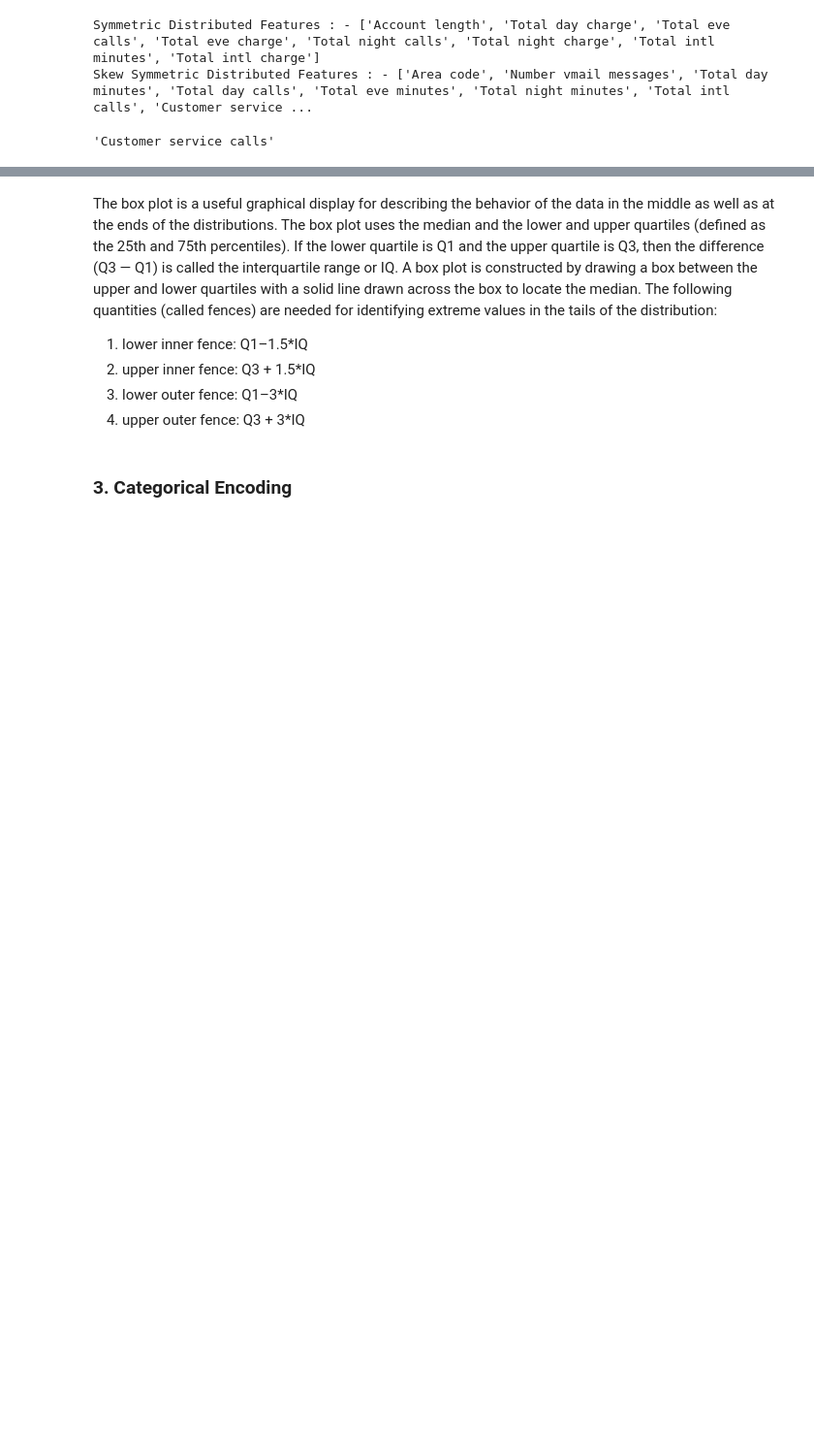
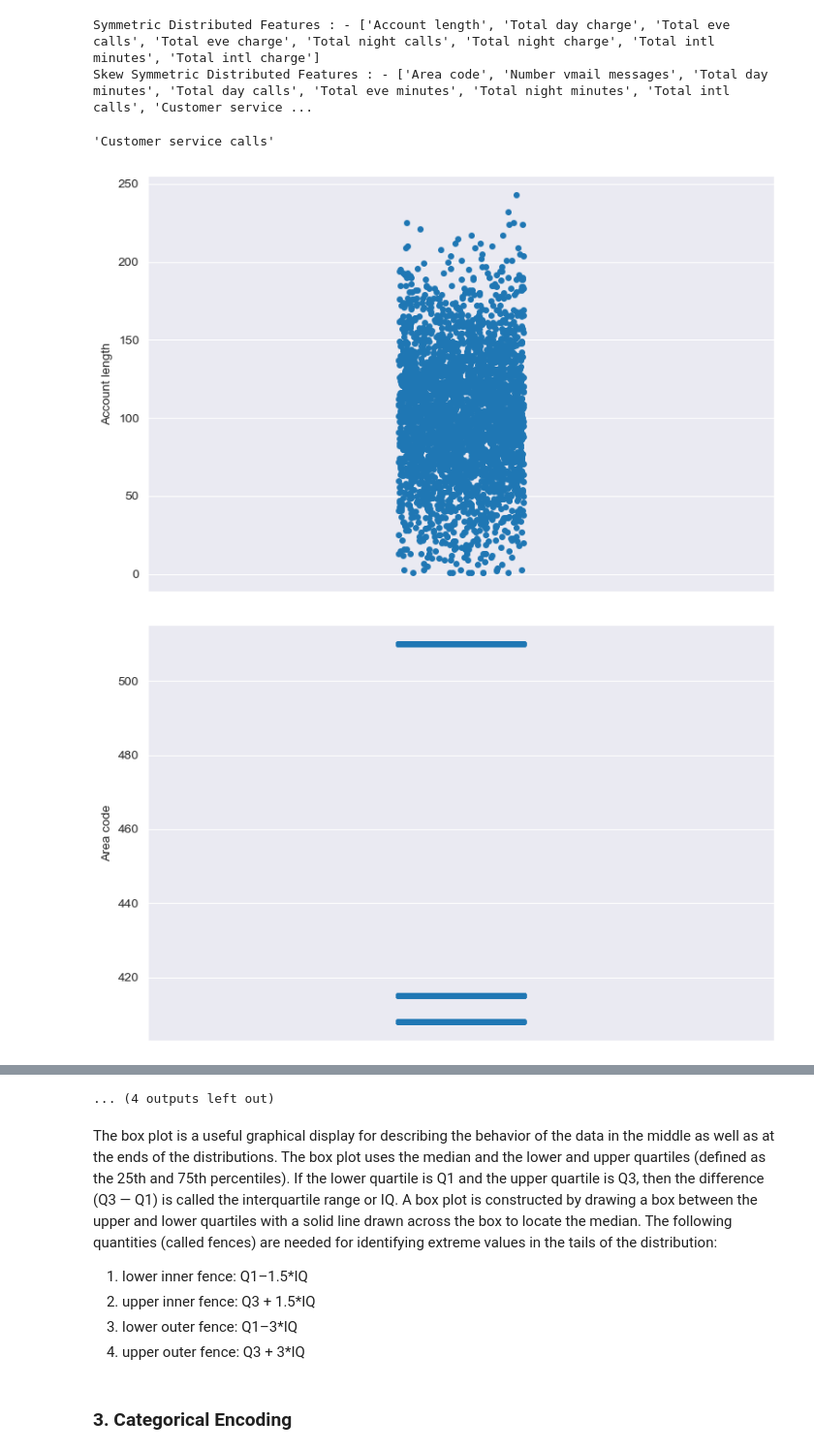
Before and after one commit to Deepak42-y/Customer-Churn-Prediction, a Jupyter notebook: sharpcareer.ipynb, the cells around one changed output, grey strips where cells are left out. Shown at 97% size. Drawn from its saved outputs; the diff is of its cells as text; code cells hidden in the pictures; blank space fills up the shorter version.

```diff
--- a/sharpcareer.ipynb
+++ b/sharpcareer.ipynb
@@ -1217,6 +1226,9 @@ for feature in non_symmetric_feature:
 # %%
 # # After Outlier Treatment showing the dataset distribution using strip plot
 # # Visualising  code for the numerical columns
-# for col in df.describe().columns:
-#   fig=plt.figure(figsize=(9,6))
-#   sns.stripplot(df[col])
+for col in df.describe().columns:
+  fig=plt.figure(figsize=(9,6))
+  sns.stripplot(df[col])
+# %% [output]
+[figure, added]
+[figure, added]
@@ -1223,3 +1245,4 @@ for feature in non_symmetric_feature:
+... (4 outputs left out)
 # %% [markdown]
 The box plot is a useful graphical display for describing the behavior of the data in the middle as well as at the ends of the distributions. The box plot uses the median and the lower and upper quartiles (defined as the 25th and 75th percentiles). If the lower quartile is Q1 and the upper quartile is Q3, then the difference (Q3 — Q1) is called the interquartile range or IQ. A box plot is constructed by drawing a box between the upper and lower quartiles with a solid line drawn across the box to locate the median. The following quantities (called fences) are needed for identifying extreme values in the tails of the distribution:
 1.	lower inner fence: Q1–1.5*IQ
```
Also changed, not shown: parts of 2 cells of this notebook.
